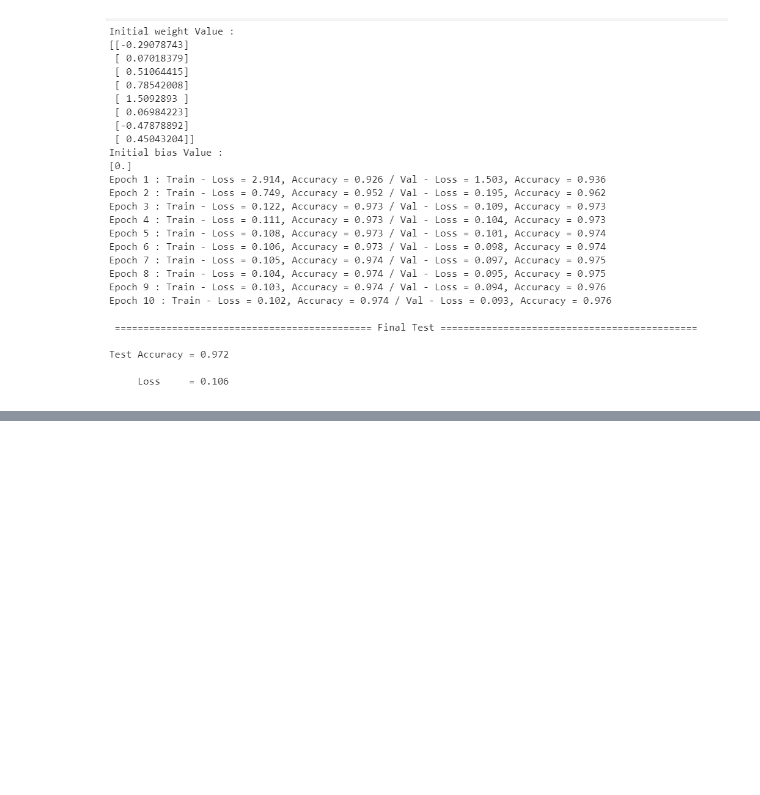
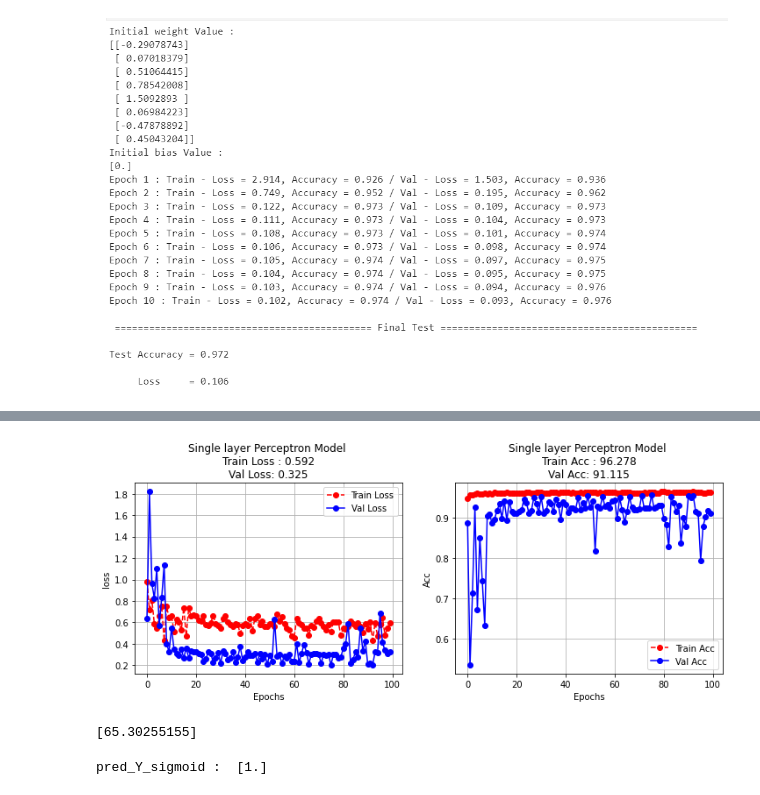
Before and after one commit to soohyoen/artificial-intelligence, a Jupyter notebook: 딥러닝_05.ipynb, the cells around one changed output, grey strips where cells are left out. Saved outputs shown, nothing was run; the diff lists cells and outputs as text; code cells hidden in the pictures; blank space fills up the shorter version.

```diff
--- a/딥러닝_05.ipynb
+++ b/딥러닝_05.ipynb
@@ -30,8 +29,8 @@
 # %%
-def binary_classfication_exec(epoch_count = 10, mb_size=10,report =1,train_ratio=0.6,val_ratio=0.2):
+def binary_classification_exec(epoch_count = 10, mb_size = 10, report = 1, train_ratio = 0.6, val_ratio = 0.2):
     binary_load_dataset()
     init_param()
-    train_metrics_mean_row, val_metrics_row, test_metrics = train_and_test(epoch_count,mb_size,report,train_ratio,val_ratio)
+    train_metrics_mean_row, val_metrics_row, test_metrics = train_and_test(epoch_count, mb_size, report, train_ratio, val_ratio)
 
     return train_metrics_mean_row, val_metrics_row, test_metrics
 # %%
@@ -257,0 +533,6 @@ Test Loss : 0.000
+# %%
+train_metrics_mean_row, val_metrics_row, test_metrics = binary_classification_exec(epoch_count = 100,
+                                                                                   mb_size = 32,
+                                                                                   report = 1,
+                                                                                   train_ratio = 0.6,
+                                                                                   val_ratio = 0.2)
@@ -257,0 +557,30 @@ Test Loss : 0.000
+# %%
+import matplotlib.pyplot as plt
+
+plt.figure(figsize=(12, 4))
+plt.subplot(1, 2, 1)
+
+plt.plot(train_metrics_mean_row[0], '--o', color = 'red', label = 'Train Loss')
+plt.plot(val_metrics_row[0], '-o', color = 'blue', label = 'Val Loss')
+
+plt.title('Single layer Perceptron Model \nTrain Loss : {:.3f}\nVal Loss: {:.3f}'.format(train_metrics_mean_row[0][-1] , val_metrics_row[0][-1]))
+plt.xlabel('Epochs')
+plt.ylabel('loss')
+plt.grid()
+plt.legend()
+
+plt.subplot(1, 2, 2)
+
+plt.plot(train_metrics_mean_row[1], '--o', color = 'red', label = 'Train Acc')
+plt.plot(val_metrics_row[1], '-o', color = 'blue', label = 'Val Acc')
+
+plt.title('Single layer Perceptron Model \nTrain Acc : {:.3f}\nVal Acc: {:.3f}'.format(train_metrics_mean_row[1][-1] * 100 , val_metrics_row[1][-1] * 100))
+plt.xlabel('Epochs')
+plt.ylabel('Acc')
+#plt.ylim(0.9,1)
+plt.grid()
+plt.legend()
+
+plt.show()
+# %% [output]
+[figure, added]
@@ -257,0 +596,10 @@ Test Loss : 0.000
+# %%
+pred_Y, _ = forward_neuralnet(new_x)
+print(pred_Y)
+# %% [output]
+[65.30255155]
+# %%
+pred_Y_sigmoid = sigmoid(pred_Y)
+print("pred_Y_sigmoid : ", pred_Y_sigmoid)
+# %% [output]
+pred_Y_sigmoid :  [1.]
```
Also changed, not shown: parts of 62 cells of this notebook.
